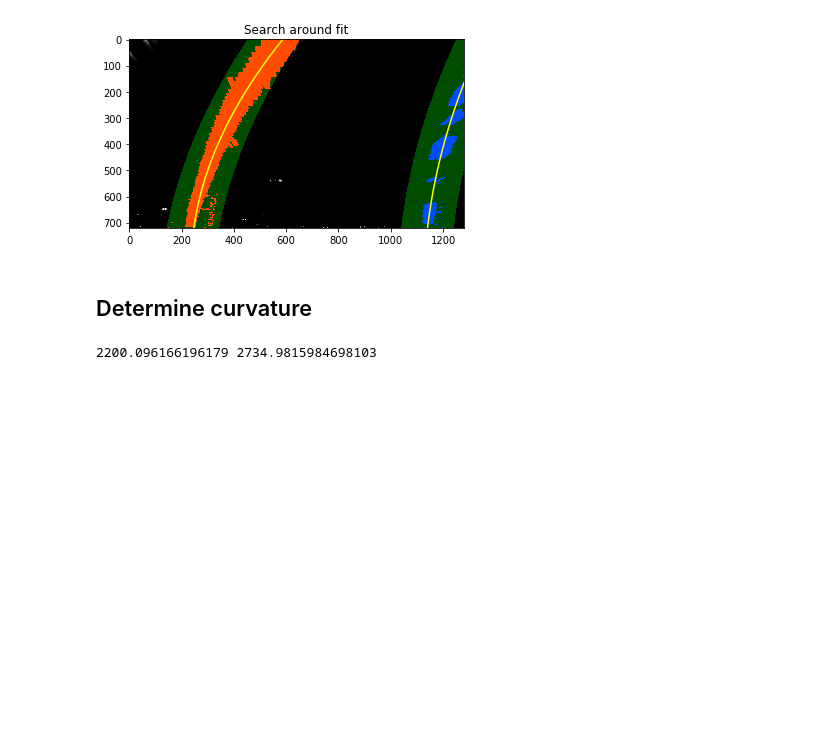
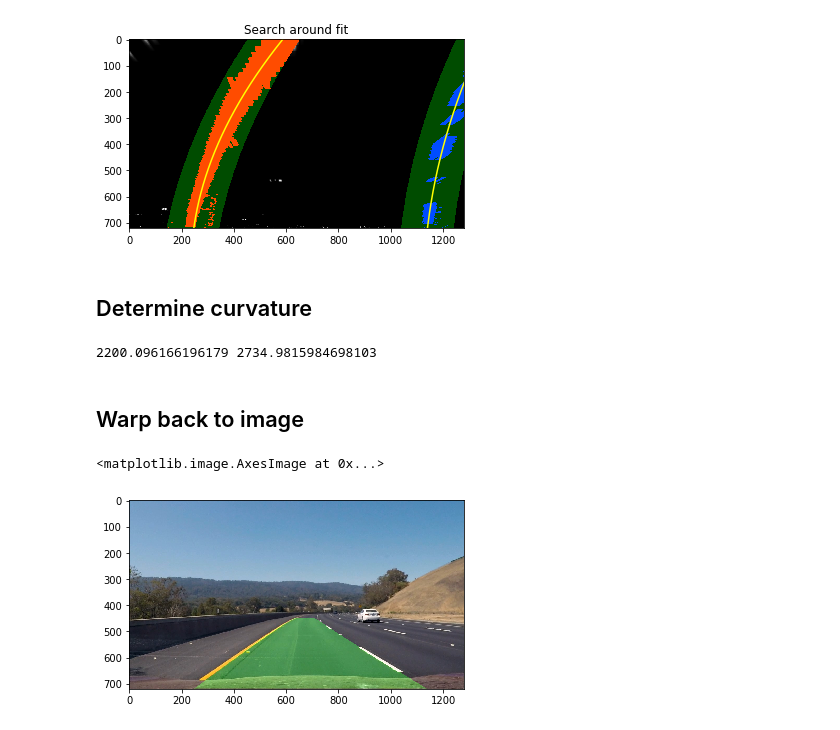
Before and after one commit to ashwinmr/CarND-Advanced-Lane-Lines, a Jupyter notebook: Main.ipynb, the cells around one changed output. Drawn from its saved outputs; the diff is of its cells as text; code cells hidden in the pictures; blank space fills up the shorter version.

Commit message:
added lane shading and output display

```diff
--- a/Main.ipynb
+++ b/Main.ipynb
@@ -139,11 +139,13 @@ def get_bin_thresh(image,sx_thresh=(20, 100),sat_thresh=(170, 255)):
 # Obtain test image files
 files = os.listdir("test_images/")
 file_num = 4
-image = cv2.imread('test_images/' + files[file_num])
+image_org = cv2.imread('test_images/' + files[file_num])
 
 # Convert to RGB
-image = cv2.cvtColor(image,cv2.COLOR_BGR2RGB)
-image_bin = get_bin_thresh(image)*255
+image_org = cv2.cvtColor(image_org,cv2.COLOR_BGR2RGB)
+
+# Get binary threshold
+image_bin = get_bin_thresh(image_org)*255
 # %% [output]
 [figure]
 [figure]
@@ -184,6 +186,7 @@ image_overlayed = cv2.addWeighted(overlay_dst,alpha,image_overlayed,beta,gamma)
 
 # Get perspective transform
 M = cv2.getPerspectiveTransform(np.float32(src),np.float32(dst))
+Minv = cv2.getPerspectiveTransform(np.float32(dst),np.float32(src))
 
 # Get warped image
 warped = cv2.warpPerspective(image_undist,M,image.shape[1::-1], flags=cv2.INTER_LINEAR)
@@ -357,6 +360,7 @@ def search_around_poly(binary_warped, left_fit,right_fit):
     rightx = nonzerox[right_lane_inds]
     righty = nonzeroy[right_lane_inds]
 
+    ploty = np.linspace(0,binary_warped.shape[0]-1,binary_warped.shape[0] )
     left_fitx = left_fit[0]*ploty**2 + left_fit[1]*ploty + left_fit[2]
     right_fitx = right_fit[0]*ploty**2 + right_fit[1]*ploty + right_fit[2]
 
@@ -426,3 +430,28 @@ left_curverad, right_curverad = get_curvature(left_fit_cr,right_fit_cr,y_eval)
 print(left_curverad,right_curverad)
 # %% [output]
 2200.096166196179 2734.9815984698103
+# %% [markdown]
+## Warp back to image
+# %%
+# Create an image to draw the lines on
+image_lane_warped = np.zeros_like(image_bin_warped)
+image_lane_warped = np.dstack((image_lane_warped,image_lane_warped,image_lane_warped))
+
+# Recast the x and y points into usable format for cv2.fillPoly()
+pts_left = np.array([np.transpose(np.vstack([left_fitx, ploty]))])
+pts_right = np.array([np.flipud(np.transpose(np.vstack([right_fitx, ploty])))])
+pts = np.hstack((pts_left, pts_right))
+
+# Draw the lane onto the warped blank image
+cv2.fillPoly(image_lane_warped, np.int_([pts]), (0,255, 0))
+
+# Warp the blank back to original image space using inverse perspective matrix (Minv)
+image_lane_unwarped = cv2.warpPerspective(image_lane_warped, Minv,image_bin_warped.shape[1::-1],)
+
+# Combine the result with the original image
+result = cv2.addWeighted(image_org,1,image_lane_unwarped, 0.3, 0)
+
+plt.imshow(result)
+# %% [output]
+<matplotlib.image.AxesImage at 0x...>
+[figure, added]
```
Also changed, not shown: parts of 2 cells of this notebook, 1 other file.
